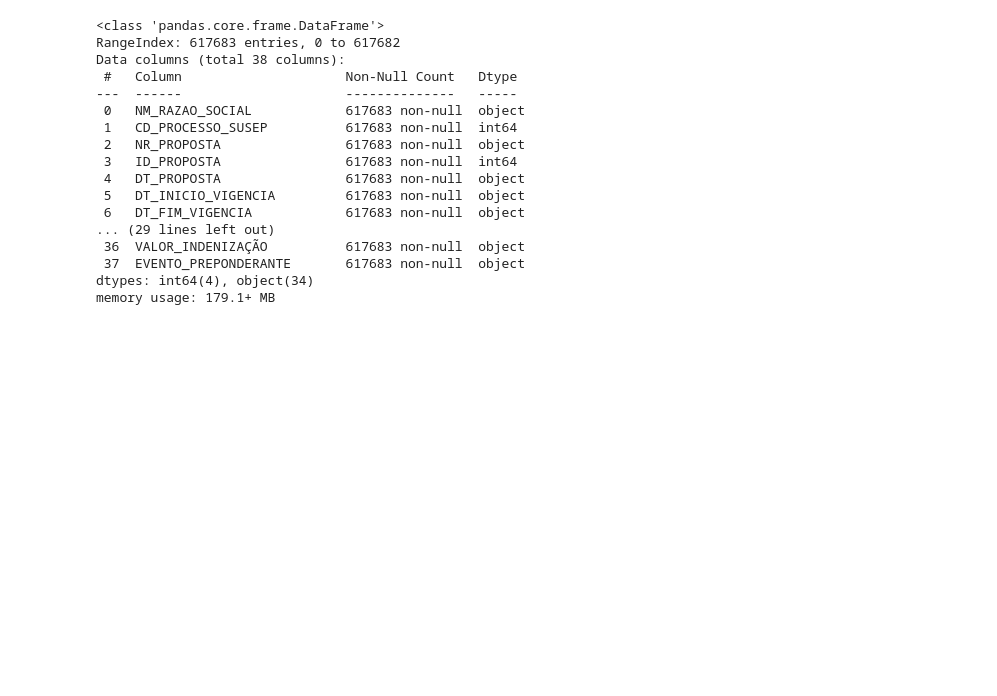
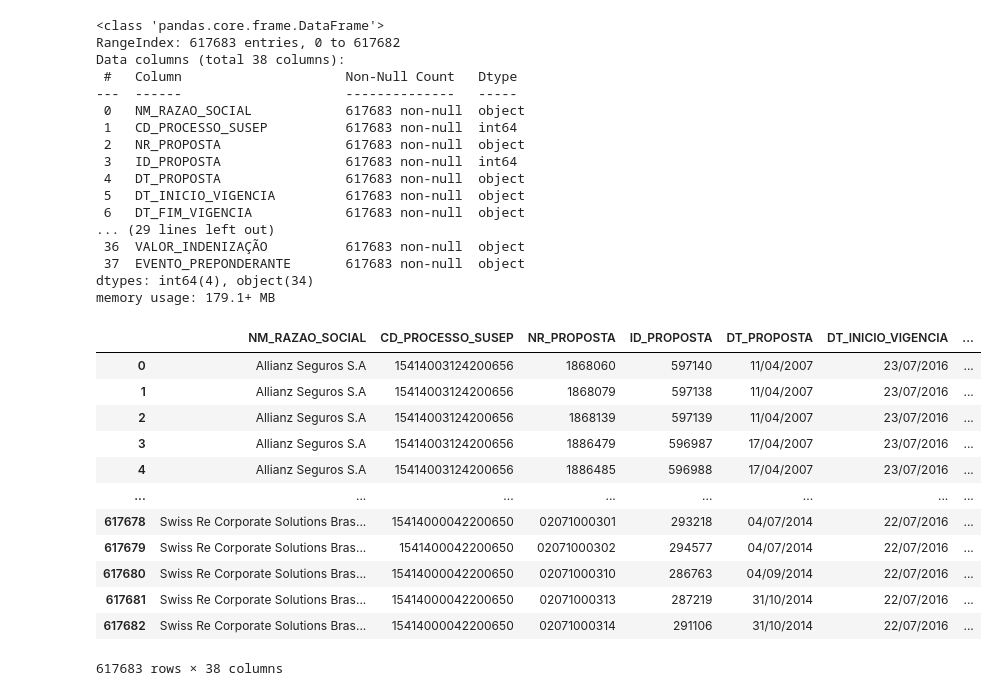
Before and after one commit to PortalDosDados/analise_seguro_rural, a Jupyter notebook: notebook.ipynb, the cells around one changed output. Drawn from its saved outputs; the diff is of its cells as text; code cells hidden in the pictures; blank space fills up the shorter version.

```diff
--- a/notebook.ipynb
+++ b/notebook.ipynb
@@ -92,3 +89,19 @@ Data columns (total 38 columns):
  37  EVENTO_PREPONDERANTE       617683 non-null  object
 dtypes: int64(4), object(34)
 memory usage: 179.1+ MB
+# %%
+df
+# %% [output]
+|  | NM_RAZAO_SOCIAL | CD_PROCESSO_SUSEP | NR_PROPOSTA | ID_PROPOSTA | DT_PROPOSTA | DT_INICIO_VIGENCIA | ... |
+| 0 | Allianz Seguros S.A | 15414003124200656 | 1868060 | 597140 | 11/04/2007 | 23/07/2016 | ... |
+| 1 | Allianz Seguros S.A | 15414003124200656 | 1868079 | 597138 | 11/04/2007 | 23/07/2016 | ... |
+| 2 | Allianz Seguros S.A | 15414003124200656 | 1868139 | 597139 | 11/04/2007 | 23/07/2016 | ... |
+| 3 | Allianz Seguros S.A | 15414003124200656 | 1886479 | 596987 | 17/04/2007 | 23/07/2016 | ... |
+| 4 | Allianz Seguros S.A | 15414003124200656 | 1886485 | 596988 | 17/04/2007 | 23/07/2016 | ... |
+| ... | ... | ... | ... | ... | ... | ... | ... |
+| 617678 | Swiss Re Corporate Solutions Bras... | 15414000042200650 | 02071000301 | 293218 | 04/07/2014 | 22/07/2016 | ... |
+| 617679 | Swiss Re Corporate Solutions Bras... | 1541400042200650 | 02071000302 | 294577 | 04/07/2014 | 22/07/2016 | ... |
+| 617680 | Swiss Re Corporate Solutions Bras... | 15414000042200650 | 02071000310 | 286763 | 04/09/2014 | 22/07/2016 | ... |
+| 617681 | Swiss Re Corporate Solutions Bras... | 15414000042200650 | 02071000313 | 287219 | 31/10/2014 | 22/07/2016 | ... |
+| 617682 | Swiss Re Corporate Solutions Bras... | 15414000042200650 | 02071000314 | 291106 | 31/10/2014 | 22/07/2016 | ... |
+617683 rows × 38 columns
```
Also changed, not shown: parts of 1 cell of this notebook.
